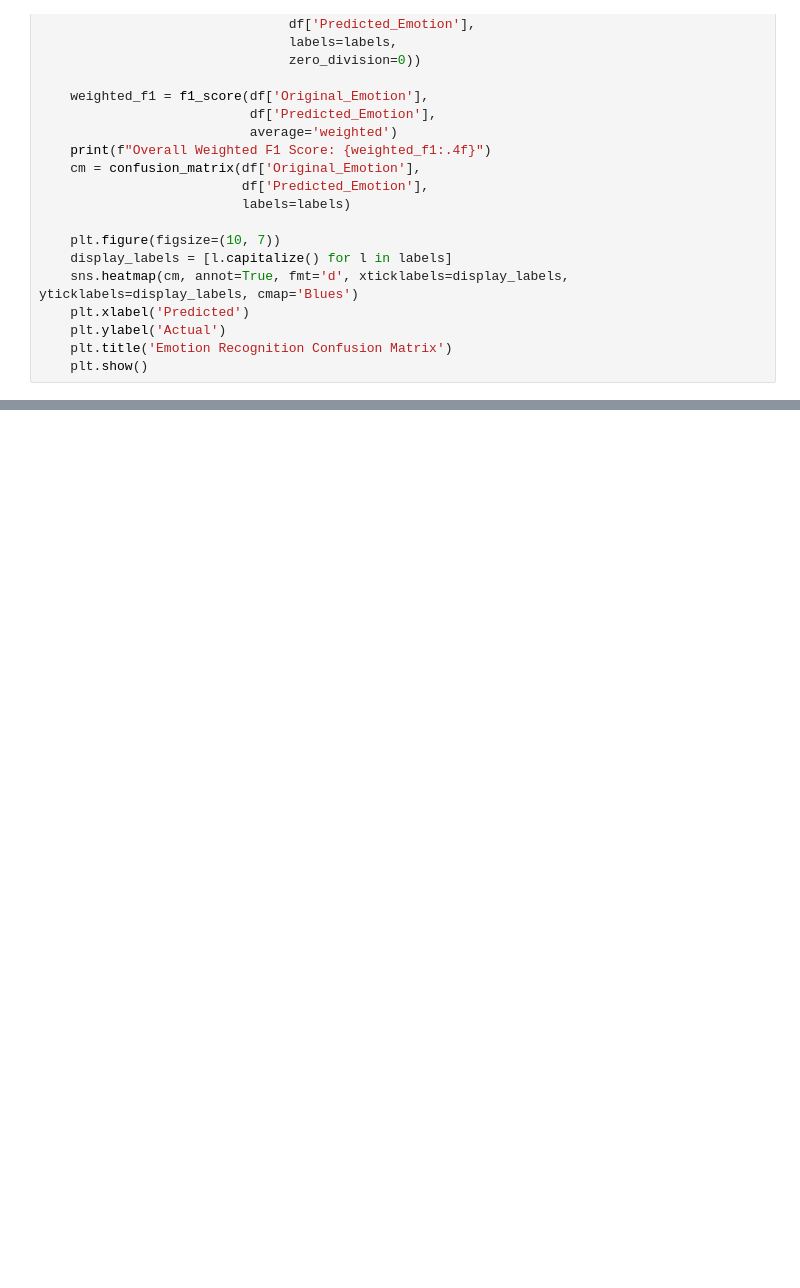
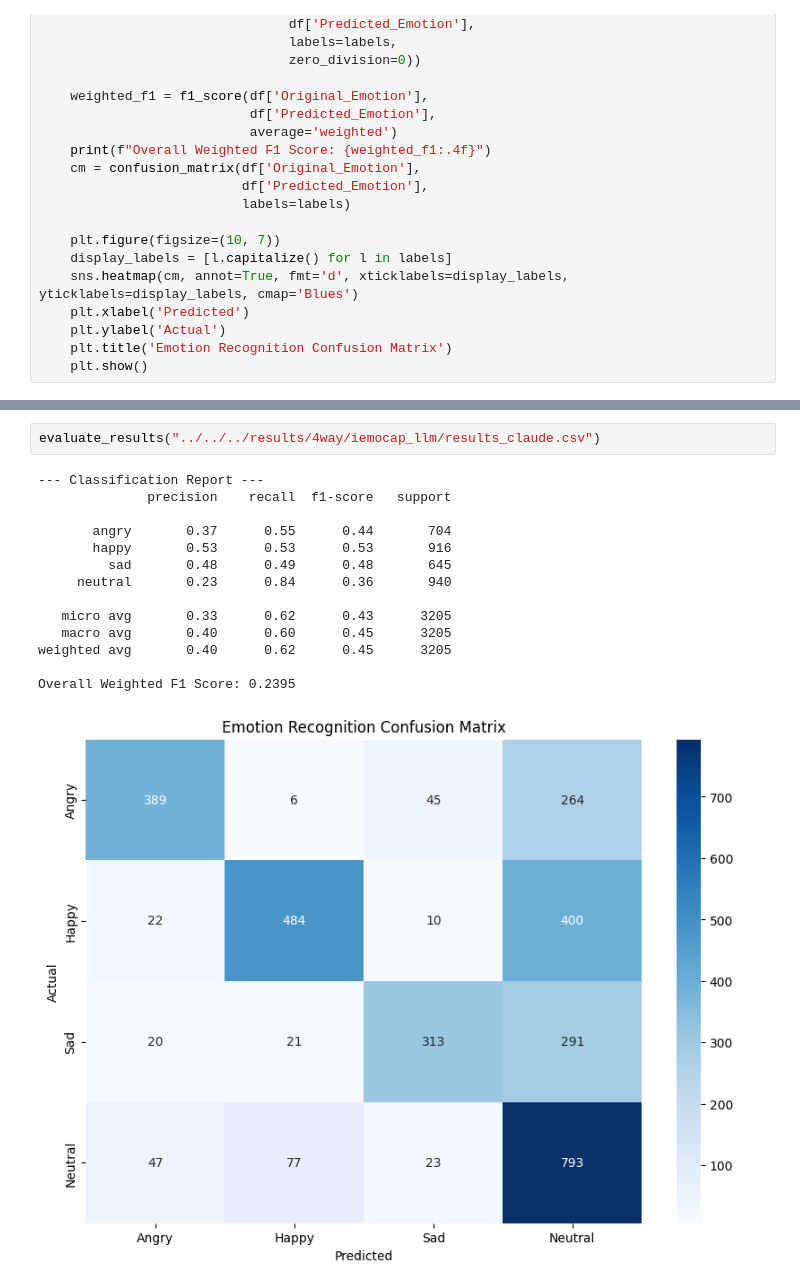
Before and after one commit to philhelenina/SenticCrystal, a Jupyter notebook: scripts/models/llm/iemocap_llm.ipynb, the cells around one changed output, grey strips where cells are left out. Cells and saved outputs as stored; diff of their text form; blank space fills up the shorter version.

```diff
--- a/scripts/models/llm/iemocap_llm.ipynb
+++ b/scripts/models/llm/iemocap_llm.ipynb
@@ -261,0 +296,17 @@ Overall Weighted F1 Score: 0.1030
+# %%
+evaluate_results("../../../results/4way/iemocap_llm/results_claude.csv")
+# %% [output]
+--- Classification Report ---
+              precision    recall  f1-score   support
+
+       angry       0.37      0.55      0.44       704
+       happy       0.53      0.53      0.53       916
+         sad       0.48      0.49      0.48       645
+     neutral       0.23      0.84      0.36       940
+
+   micro avg       0.33      0.62      0.43      3205
+   macro avg       0.40      0.60      0.45      3205
+weighted avg       0.40      0.62      0.45      3205
+
+Overall Weighted F1 Score: 0.2395
+[figure, added]
```
Also changed, not shown: parts of 8 cells of this notebook, 1 other file.
